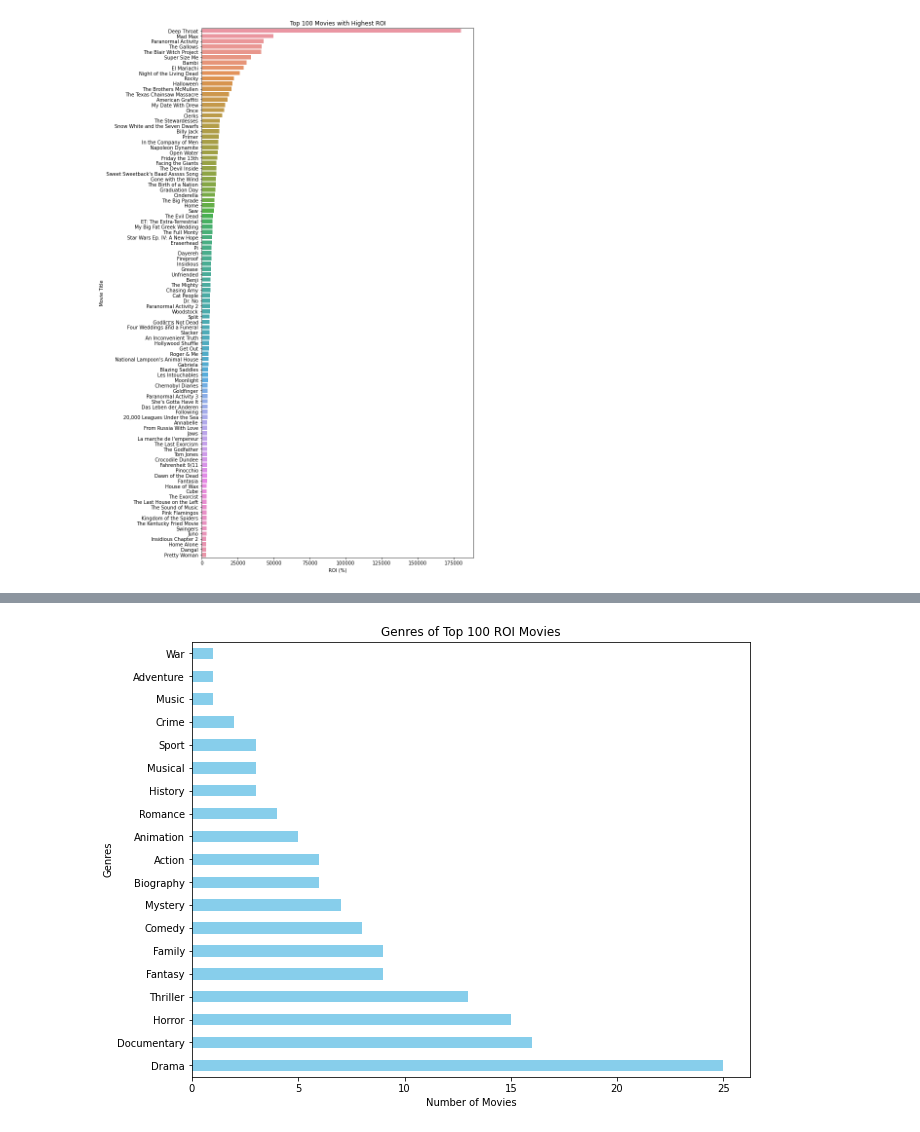
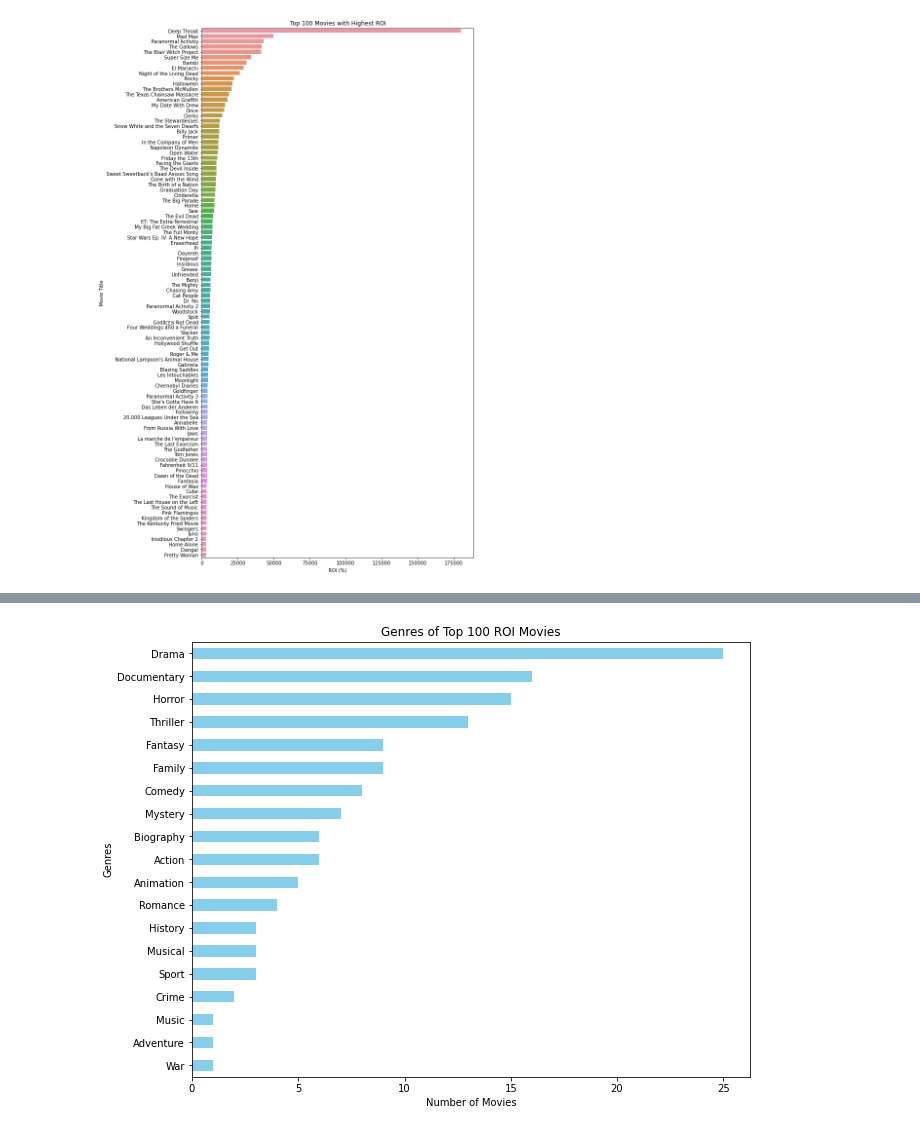
Before and after one commit to owenml/dsc-phase-2-project-v3, a Jupyter notebook: student.ipynb, the cells around one changed output, grey strips where cells are left out. Saved outputs shown, nothing was run; the diff lists cells and outputs as text; code cells hidden in the pictures.

```diff
--- a/student.ipynb
+++ b/student.ipynb
@@ -94,7 +93,7 @@ def currency_to_int(currency):
     return int(currency.replace("$", "").replace(",", ""))
 
 # Load the data
-df_budgets = pd.read_csv('zippedData/tn.movie_budgets.csv')
+df_budgets = pd.read_csv('zippedData/tn.movie_budgets.csv.gz', compression='gzip')
 
 # Convert the currency formatted strings to integers
 df_budgets['production_budget'] = df_budgets['production_budget'].apply(currency_to_int)
@@ -141,20 +131,20 @@ plt.show()
 # %%
 # Merge the top_100_roi_movies dataframe with the df_movie_basics dataframe
 top_100_roi_movies['movie'] = top_100_roi_movies['movie'].str.strip()  # Remove leading/trailing whitespaces
 df_movie_basics['primary_title'] = df_movie_basics['primary_title'].str.strip()
 
 roi_genres_df = pd.merge(top_100_roi_movies, df_movie_basics, how='inner',
                          left_on='movie', right_on='primary_title')
 
 # Count the occurrences of each genre
-roi_genre_counts = roi_genres_df['genres'].str.get_dummies(',').sum().sort_values(ascending=False)
+roi_genre_counts = roi_genres_df['genres'].str.get_dummies(',').sum().sort_values()
 
 # Plot a horizontal bar chart
 plt.figure(figsize=(10,8))
 roi_genre_counts.plot(kind='barh', color='skyblue')
 plt.xlabel('Number of Movies')
 plt.ylabel('Genres')
 plt.title('Genres of Top 100 ROI Movies')
 plt.show()
 # %% [output]
-[figure, old version]
+[figure, new version]
```
Also changed, not shown: parts of 20 cells of this notebook.
